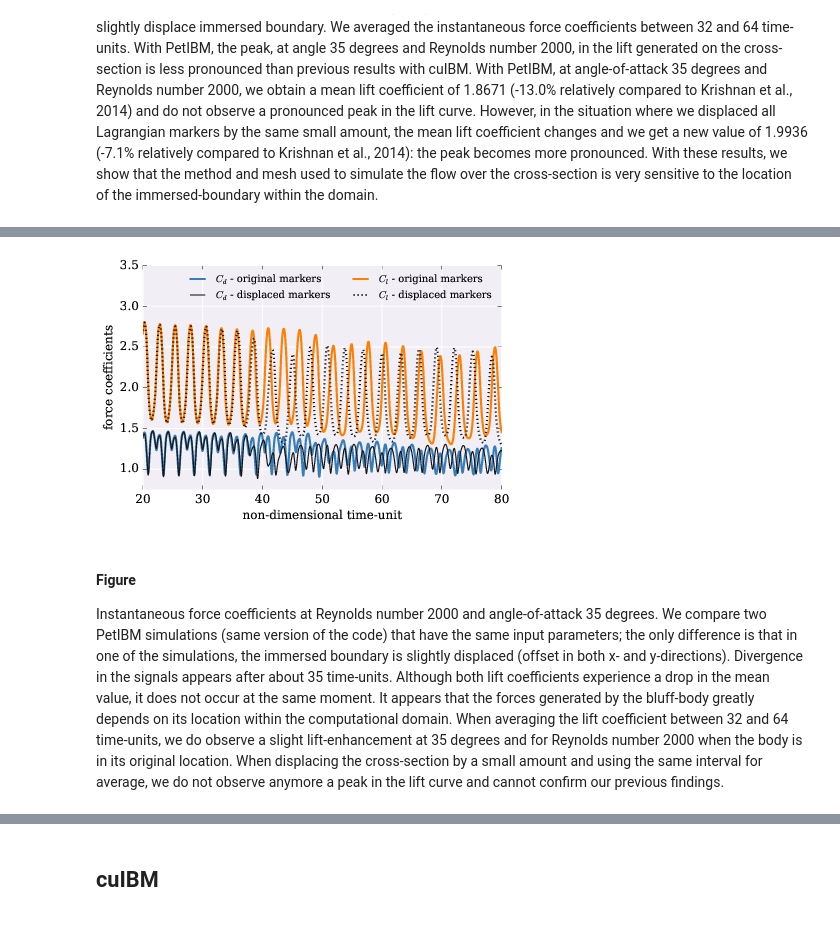
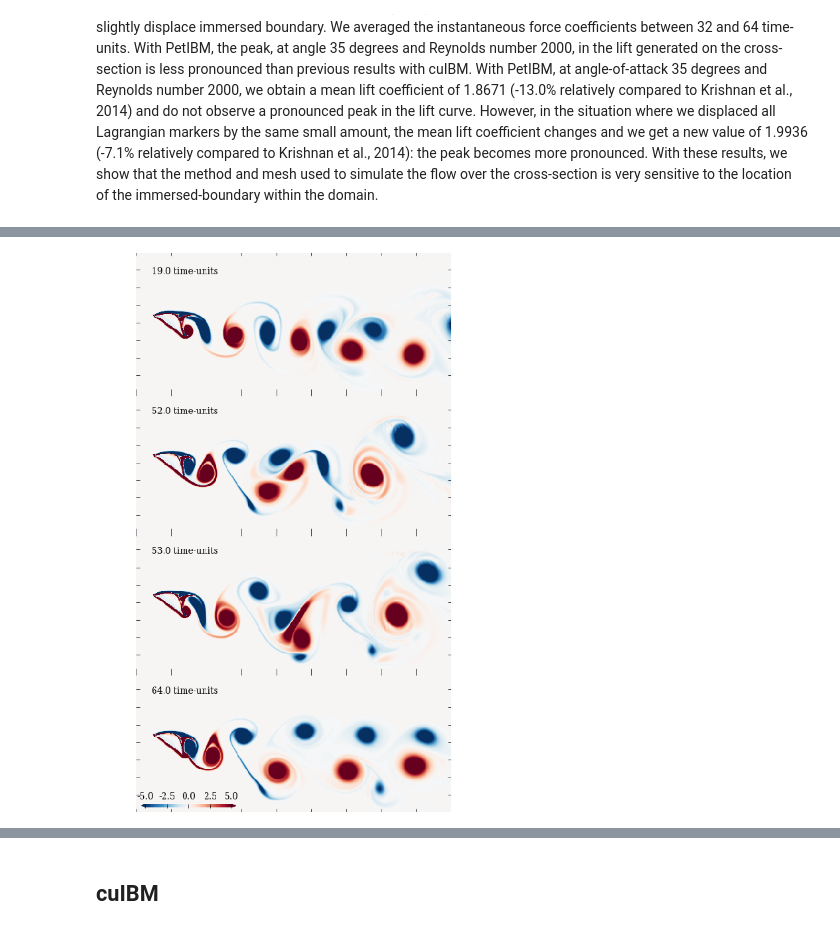
Before and after one commit to barbagroup/snake-repro, a Jupyter notebook: figures/figuresCaptions.ipynb, the cells around one changed output, grey strips where cells are left out. Drawn from its saved outputs; the diff is of its cells as text; code cells hidden in the pictures.

```diff
--- a/figures/figuresCaptions.ipynb
+++ b/figures/figuresCaptions.ipynb
@@ -203,17 +194,7 @@ After that, we observe an irrevocable drop in the mean coefficients.
 # %%
 path = os.path.join(os.getcwd(),
                     'petibm',
-                    'petibm-0.1.1_forceCoefficientsRe2000AoA35CompareMarkers.pdf')
+                    'petibm-0.1.1_vorticityRe2000AoA35.pdf')
 display(WImage(filename=path))
 # %% [output]
-[figure, old version]
+[figure, new version]
-# %% [markdown]
-#### Figure
-
-Instantaneous force coefficients at Reynolds number 2000 and angle-of-attack 35 degrees.
-We compare two PetIBM simulations (same version of the code) that have the same input parameters; the only difference is that in one of the simulations, the immersed boundary is slightly displaced (offset in both x- and y-directions).
-Divergence in the signals appears after about 35 time-units.
-Although both lift coefficients experience a drop in the mean value, it does not occur at the same moment.
-It appears that the forces generated by the bluff-body greatly depends on its location within the computational domain.
-When averaging the lift coefficient between 32 and 64 time-units, we do observe a slight lift-enhancement at 35 degrees and for Reynolds number 2000 when the body is in its original location.
-When displacing the cross-section by a small amount and using the same interval for average, we do not observe anymore a peak in the lift curve and cannot confirm our previous findings.
```
Also changed, not shown: parts of 26 cells of this notebook.
